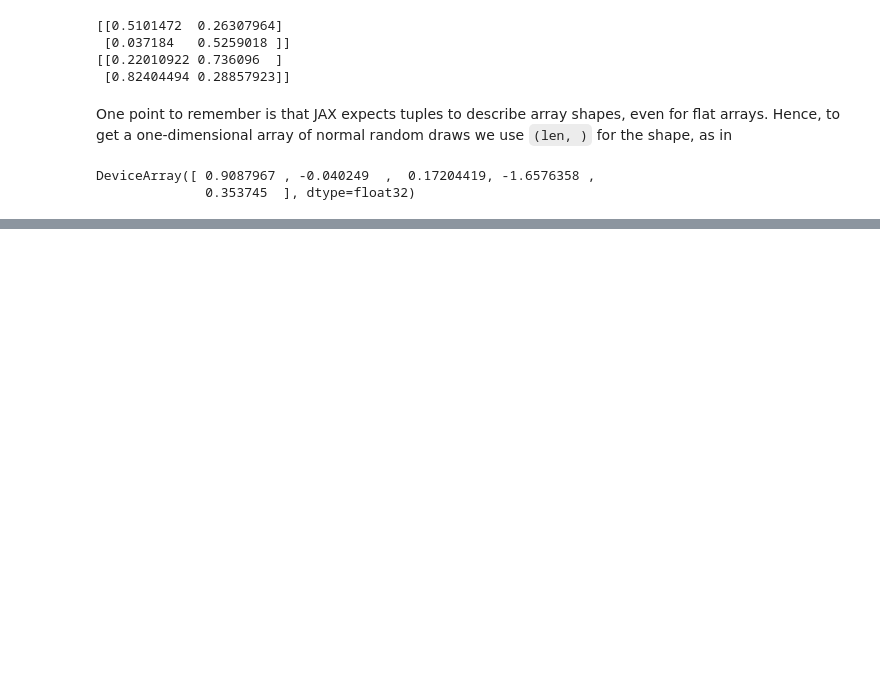
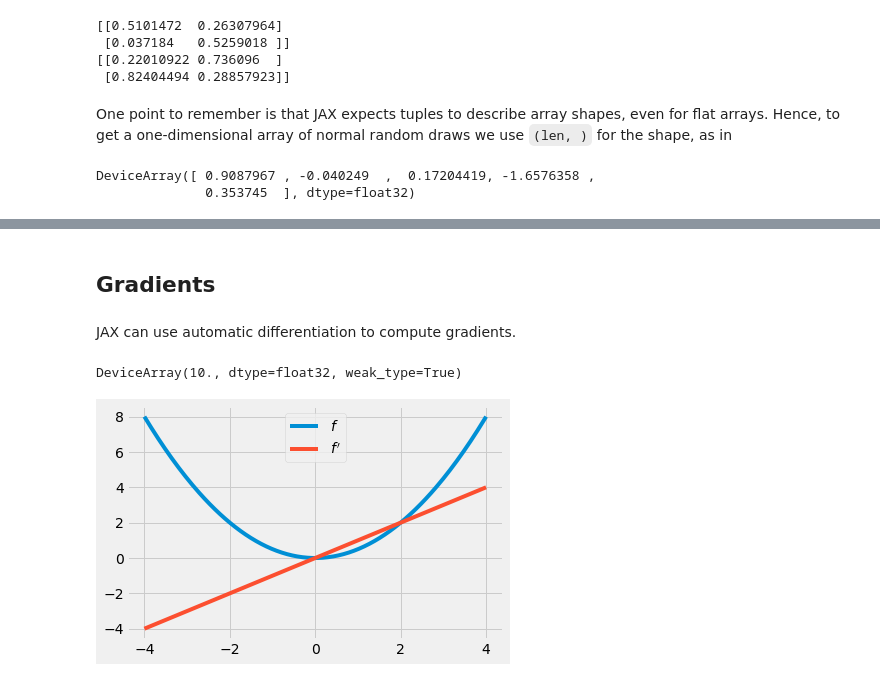
Before and after one commit to jstac/paris_workshop_2022, a Jupyter notebook: part_4/jax_intro.ipynb, the cells around one changed output, grey strips where cells are left out. Cells and saved outputs as stored; diff of their text form; code cells hidden in the pictures; blank space fills up the shorter version.

```diff
--- a/part_4/jax_intro.ipynb
+++ b/part_4/jax_intro.ipynb
@@ -246,0 +309,6 @@ According to the JAX documentation, the proper way to use JAX is to use it only
+# %%
+a = 1  # global
+
+@jax.jit
+def f(x):
+    return a + x
@@ -246,0 +333,2 @@ According to the JAX documentation, the proper way to use JAX is to use it only
+# %%
+x = np.ones(3)
@@ -246,0 +341,25 @@ According to the JAX documentation, the proper way to use JAX is to use it only
+# %% [markdown]
+## Gradients
+# %% [markdown]
+JAX can use automatic differentiation to compute gradients.
+# %%
+def f(x):
+    return (x**2) / 2
+# %%
+f_prime = jax.grad(f)
+# %%
+f_prime(10.0)
+# %% [output]
+DeviceArray(10., dtype=float32, weak_type=True)
+# %%
+import matplotlib.pyplot as plt
+plt.style.use('fivethirtyeight')
+
+fig, ax = plt.subplots()
+x_grid = jnp.linspace(-4, 4, 200)
+ax.plot(x_grid, f(x_grid), label="$f$")
+ax.plot(x_grid, [f_prime(x) for x in x_grid], label="$f'$")
+ax.legend(loc='upper center')
+plt.show()
+# %% [output]
+[figure, added]
```
Also changed, not shown: parts of 30 cells of this notebook, 8 other files.
